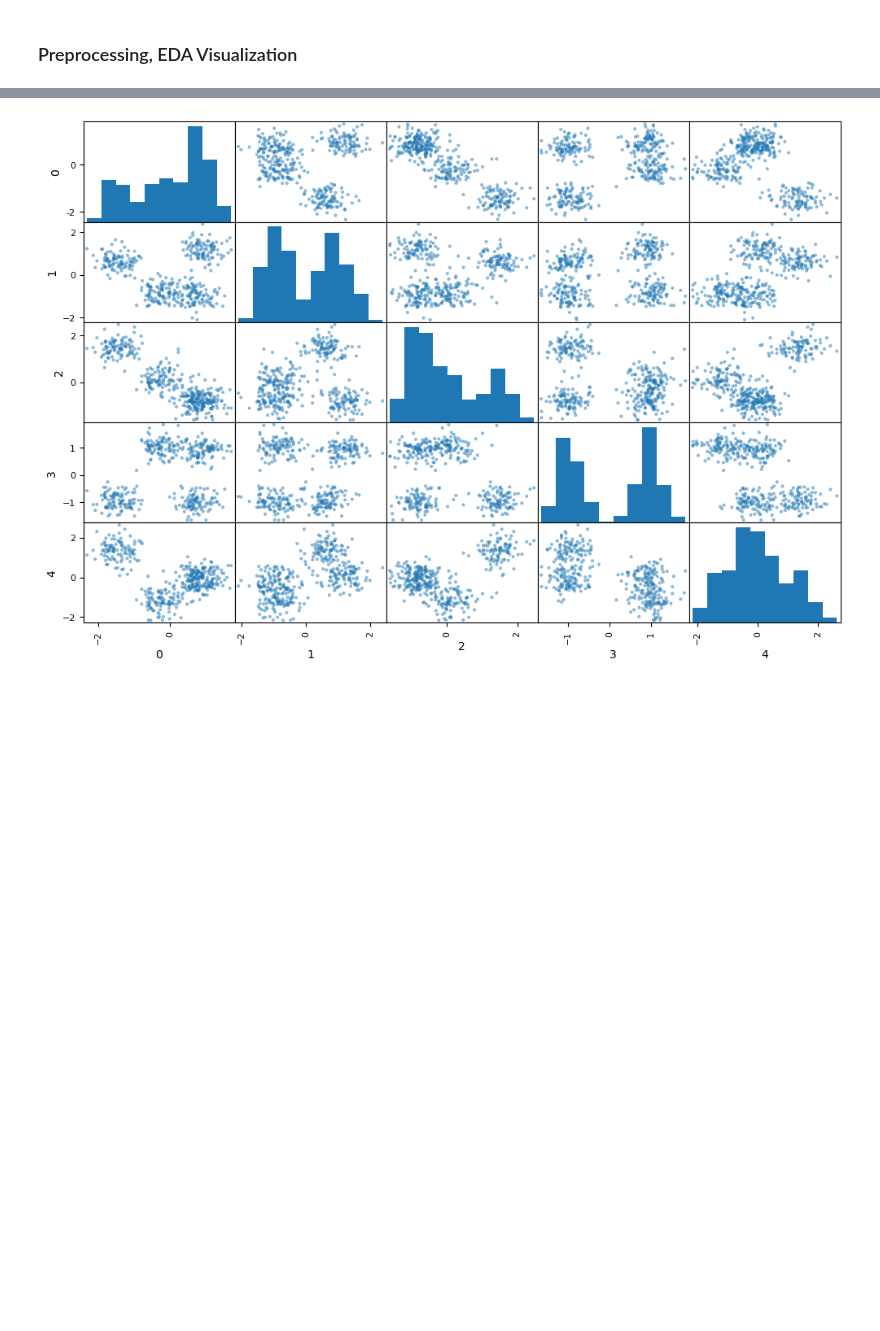
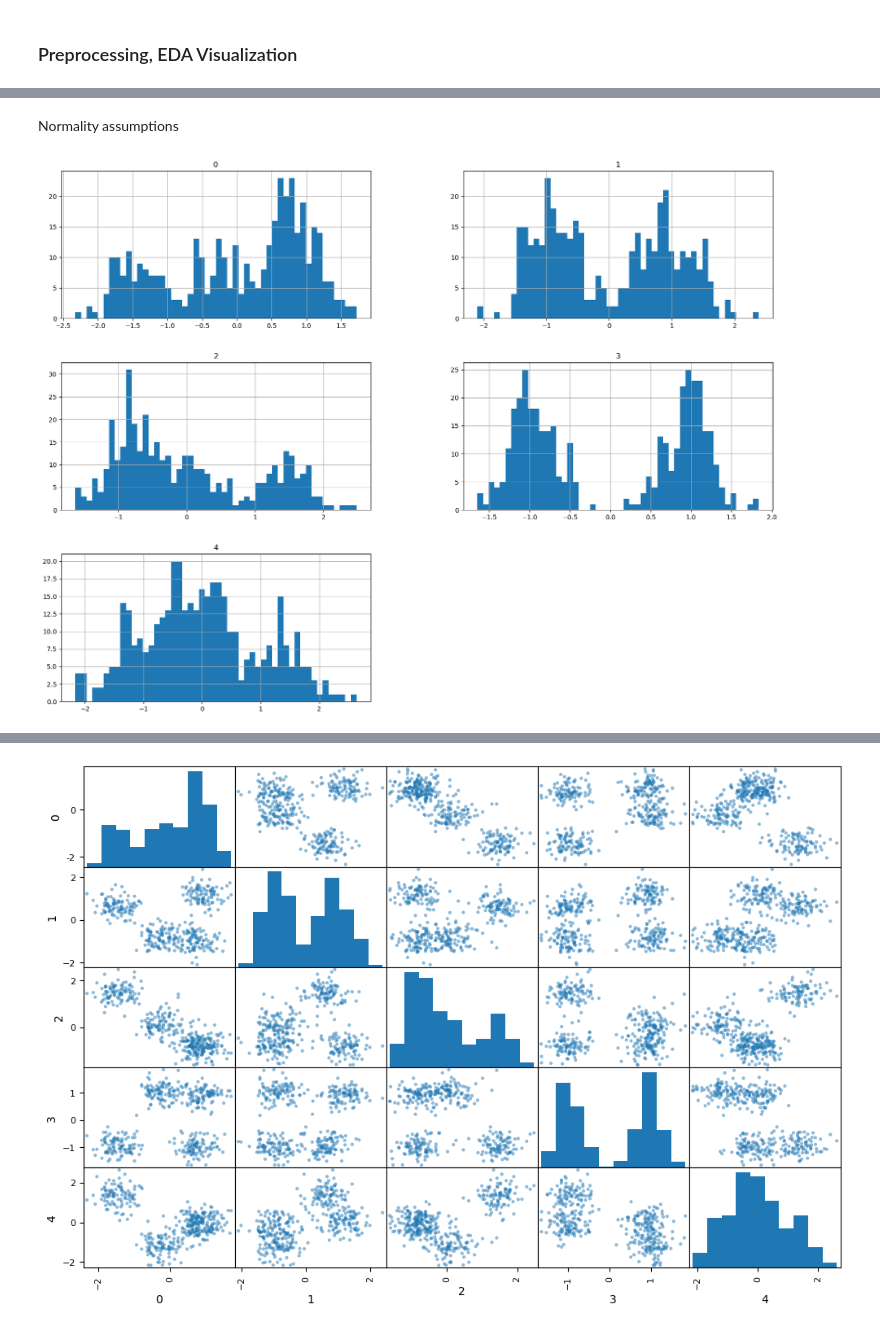
Before and after one commit to matthewpkearney/cs559_hw4, a Jupyter notebook: HW4_MattKearney.ipynb, the cells around one changed output, grey strips where cells are left out. Drawn from its saved outputs; the diff is of its cells as text; code cells hidden in the pictures; blank space fills up the shorter version.

```diff
--- a/HW4_MattKearney.ipynb
+++ b/HW4_MattKearney.ipynb
@@ -50,0 +71,7 @@ DF.describe() ## means are very close to zero.
+# %% [markdown]
+Normality assumptions
+# %%
+DF.hist(bins=50, figsize=(20,15))
+plt.show()
+# %% [output]
+[figure, added]
```
Also changed, not shown: parts of 11 cells of this notebook.
